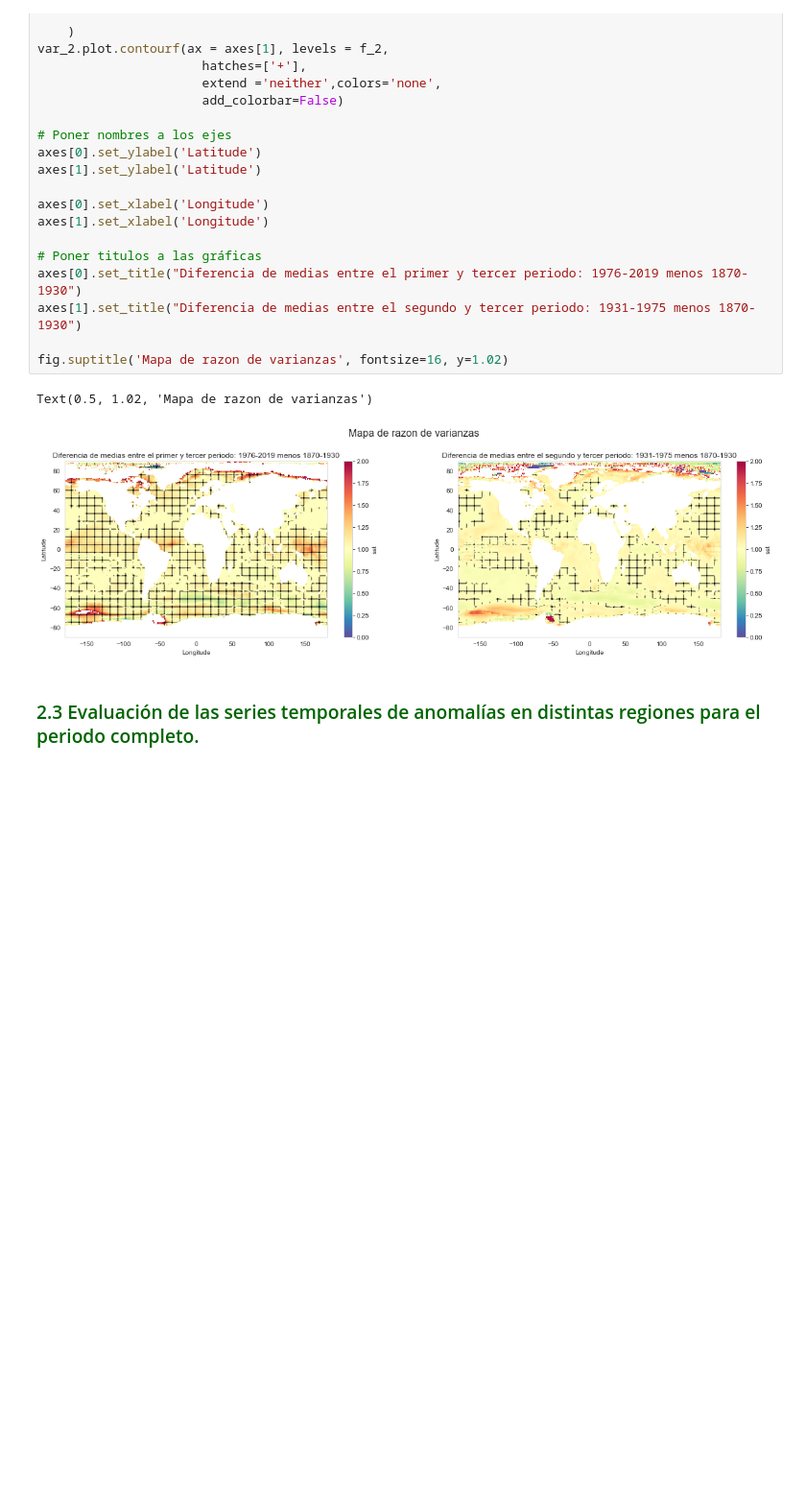
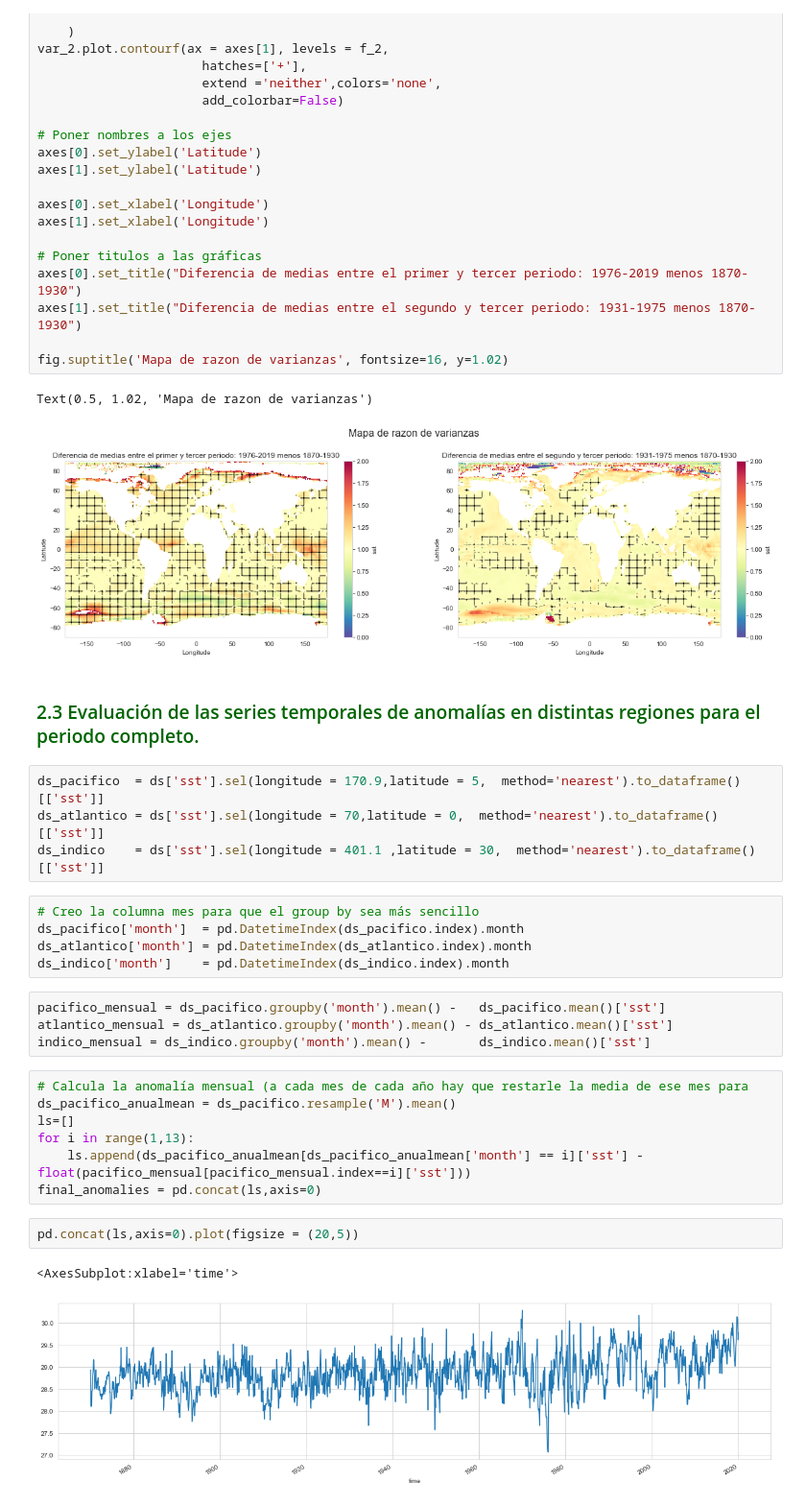
Before and after one commit to nagoremeabe/primera_practica_analisis, a Jupyter notebook: ejercicio_1.ipynb, the cells around one changed output. Shown at 96% size. Cells and saved outputs as stored; diff of their text form; blank space fills up the shorter version.

```diff
--- a/ejercicio_1.ipynb
+++ b/ejercicio_1.ipynb
@@ -906,3 +906,28 @@ Text(0.5, 1.02, 'Mapa de razon de varianzas')
 [figure]
 # %% [markdown]
 ### <span style='color:darkgreen'>2.3 Evaluación de las series temporales de anomalías en distintas regiones para el periodo completo.</span>
+# %%
+ds_pacifico  = ds['sst'].sel(longitude = 170.9,latitude = 5,  method='nearest').to_dataframe()[['sst']]
+ds_atlantico = ds['sst'].sel(longitude = 70,latitude = 0,  method='nearest').to_dataframe()[['sst']]
+ds_indico    = ds['sst'].sel(longitude = 401.1 ,latitude = 30,  method='nearest').to_dataframe()[['sst']]
+# %%
+# Creo la columna mes para que el group by sea más sencillo
+ds_pacifico['month']  = pd.DatetimeIndex(ds_pacifico.index).month
+ds_atlantico['month'] = pd.DatetimeIndex(ds_atlantico.index).month
+ds_indico['month']    = pd.DatetimeIndex(ds_indico.index).month
+# %%
+pacifico_mensual = ds_pacifico.groupby('month').mean() -   ds_pacifico.mean()['sst']
+atlantico_mensual = ds_atlantico.groupby('month').mean() - ds_atlantico.mean()['sst']
+indico_mensual = ds_indico.groupby('month').mean() -       ds_indico.mean()['sst']
+# %%
+# Calcula la anomalía mensual (a cada mes de cada año hay que restarle la media de ese mes para
+ds_pacifico_anualmean = ds_pacifico.resample('M').mean()
+ls=[]
+for i in range(1,13):
+    ls.append(ds_pacifico_anualmean[ds_pacifico_anualmean['month'] == i]['sst'] - float(pacifico_mensual[pacifico_mensual.index==i]['sst']))
+final_anomalies = pd.concat(ls,axis=0)
+# %%
+pd.concat(ls,axis=0).plot(figsize = (20,5))
+# %% [output]
+<AxesSubplot:xlabel='time'>
+[figure, added]
```
